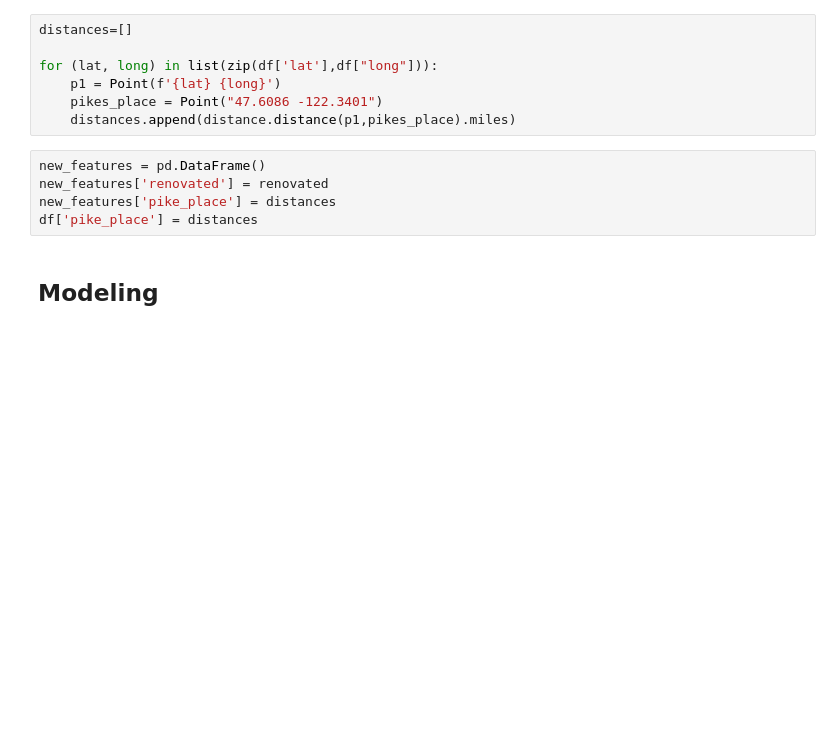
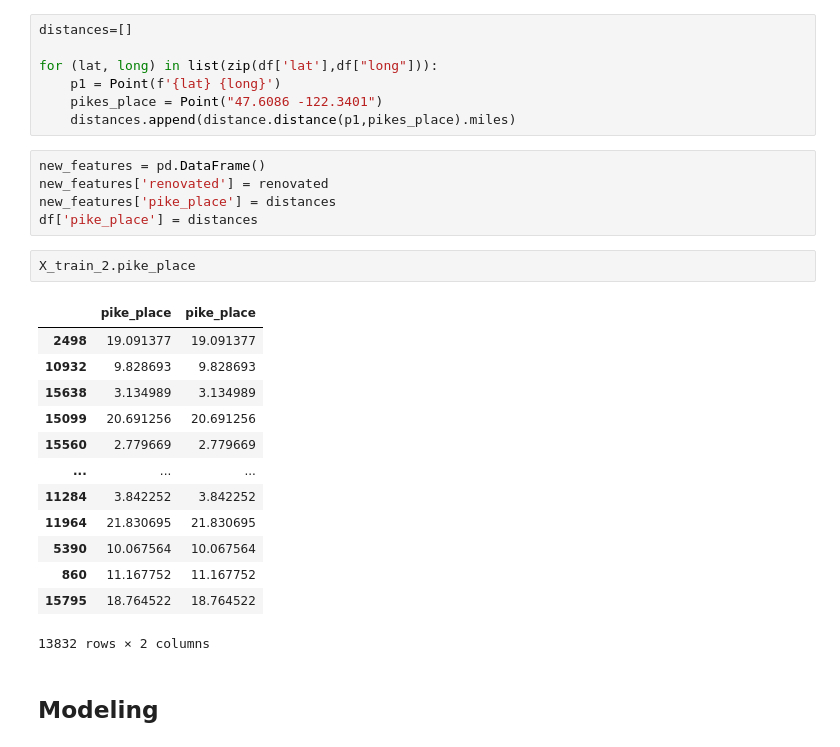
Before and after one commit to mrozenva/KC_Bakeoff_Housing, a Jupyter notebook: King_county_prediction_modeling.ipynb, the cells around one changed output. Cells and saved outputs as stored; diff of their text form; blank space fills up the shorter version.

```diff
--- a/King_county_prediction_modeling.ipynb
+++ b/King_county_prediction_modeling.ipynb
@@ -456,6 +456,22 @@ new_features = pd.DataFrame()
 new_features['renovated'] = renovated
 new_features['pike_place'] = distances
 df['pike_place'] = distances
+# %%
+X_train_2.pike_place
+# %% [output]
+|  | pike_place | pike_place |
+| 2498 | 19.091377 | 19.091377 |
+| 10932 | 9.828693 | 9.828693 |
+| 15638 | 3.134989 | 3.134989 |
+| 15099 | 20.691256 | 20.691256 |
+| 15560 | 2.779669 | 2.779669 |
+| ... | ... | ... |
+| 11284 | 3.842252 | 3.842252 |
+| 11964 | 21.830695 | 21.830695 |
+| 5390 | 10.067564 | 10.067564 |
+| 860 | 11.167752 | 11.167752 |
+| 15795 | 18.764522 | 18.764522 |
+13832 rows × 2 columns
 # %% [markdown]
 ## Modeling
 # %% [markdown]
```
Also changed, not shown: parts of 4 cells of this notebook, 3 other files.
